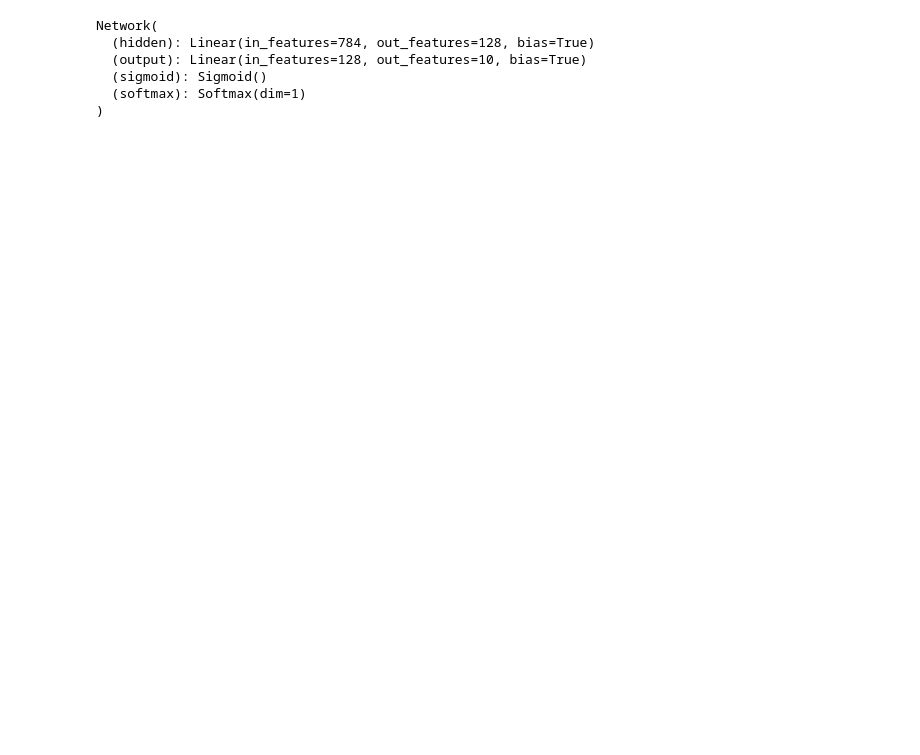
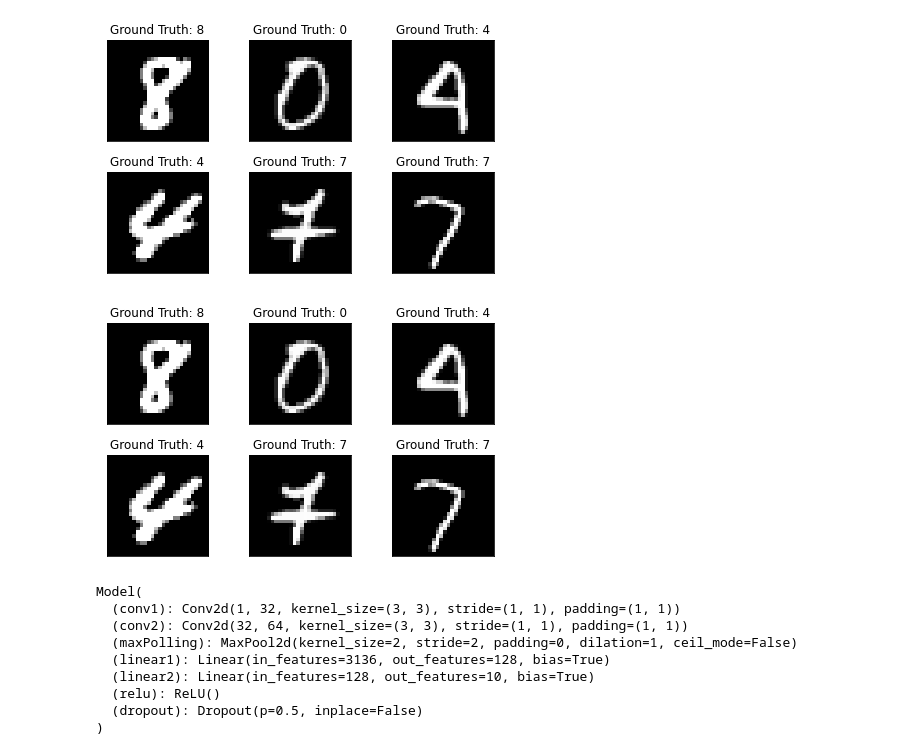
Before and after one commit to GarryNeKasparov/Digit-Recognizer, a Jupyter notebook: Square.ipynb, the cells around one changed output. Cells and saved outputs as stored; diff of their text form; code cells hidden in the pictures; blank space fills up the shorter version.

```diff
--- a/Square.ipynb
+++ b/Square.ipynb
@@ -27,0 +12,7 @@ class Network(nn.Module):
+# %%
+batch_size_train = 64
+batch_size_test = 1000
+random_seed = 1
+# %%
+Transform = transforms.Compose([transforms.ToTensor(),
+                                transforms.Normalize((0.5,), (0.5,)),])
@@ -27,0 +24,10 @@ class Network(nn.Module):
+# %%
+train_loader = torch.utils.data.DataLoader(
+  datasets.MNIST('/files/', train=True, download=True,
+                             transform=Transform),
+  batch_size=batch_size_train, shuffle=True)
+
+test_loader = torch.utils.data.DataLoader(
+  datasets.MNIST('/files/', train=False, download=True,
+                             transform=Transform),
+  batch_size=batch_size_test, shuffle=True)
@@ -27,0 +49,16 @@ class Network(nn.Module):
+# %%
+examples = enumerate(test_loader)
+batch_idx, (example_data, example_targets) = next(examples)
+# %%
+fig = plt.figure()
+for i in range(6):
+  plt.subplot(2,3,i+1)
+  plt.tight_layout()
+  plt.imshow(example_data[i][0], cmap='gray', interpolation='none')
+  plt.title("Ground Truth: {}".format(example_targets[i]))
+  plt.xticks([])
+  plt.yticks([])
+fig
+# %% [output]
+[figure, added]
+[figure, added]
@@ -28,10 +94,12 @@ class Network(nn.Module):
 # %%
-model = Network()
 model
 # %% [output]
-Network(
-  (hidden): Linear(in_features=784, out_features=128, bias=True)
-  (output): Linear(in_features=128, out_features=10, bias=True)
-  (sigmoid): Sigmoid()
-  (softmax): Softmax(dim=1)
+Model(
+  (conv1): Conv2d(1, 32, kernel_size=(3, 3), stride=(1, 1), padding=(1, 1))
+  (conv2): Conv2d(32, 64, kernel_size=(3, 3), stride=(1, 1), padding=(1, 1))
+  (maxPolling): MaxPool2d(kernel_size=2, stride=2, padding=0, dilation=1, ceil_mode=False)
+  (linear1): Linear(in_features=3136, out_features=128, bias=True)
+  (linear2): Linear(in_features=128, out_features=10, bias=True)
+  (relu): ReLU()
+  (dropout): Dropout(p=0.5, inplace=False)
 )
```
Also changed, not shown: parts of 8 cells of this notebook.
